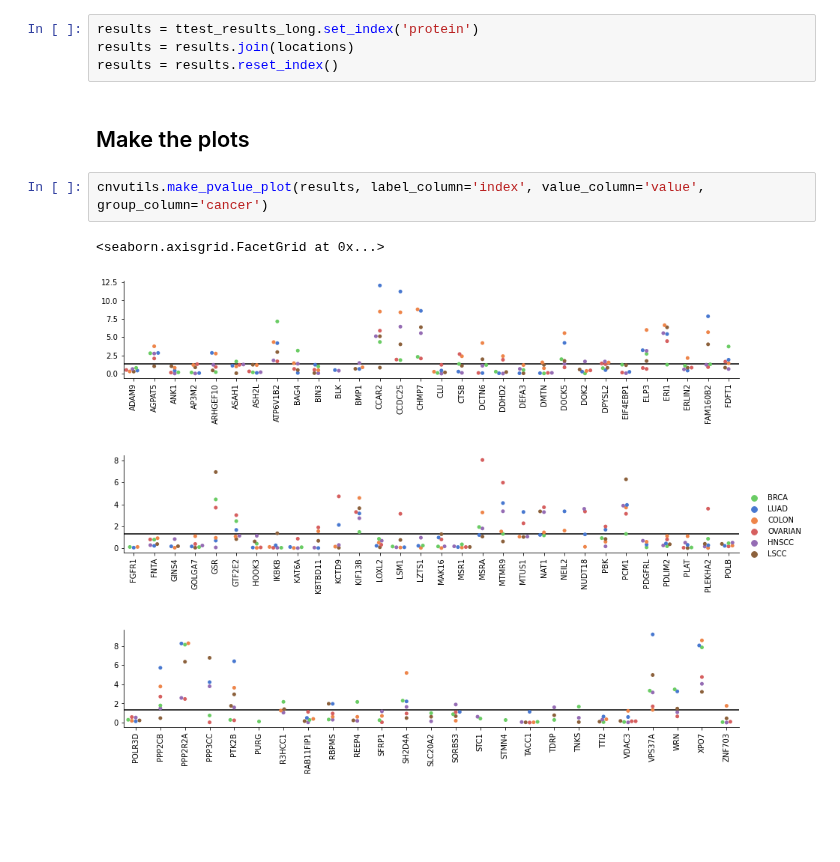
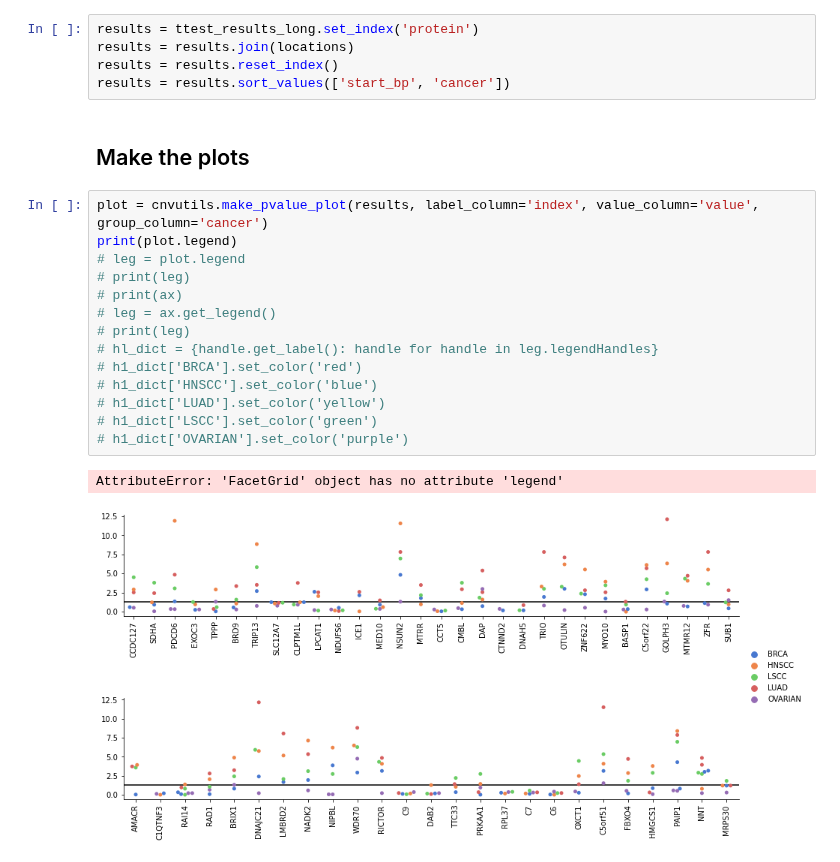
Before and after one commit to PayneLab/pancancerCNV, a Jupyter notebook: chromosome_5/02_make_pvalue_plot.ipynb, the cells around one changed output. Cells and saved outputs as stored; diff of their text form; blank space fills up the shorter version.

```diff
--- a/chromosome_5/02_make_pvalue_plot.ipynb
+++ b/chromosome_5/02_make_pvalue_plot.ipynb
@@ -42,10 +43,23 @@ locations = locations.droplevel(1)
 results = ttest_results_long.set_index('protein')
 results = results.join(locations)
 results = results.reset_index()
+results = results.sort_values(['start_bp', 'cancer'])
 # %% [markdown]
 ## Make the plots
-# %%
-cnvutils.make_pvalue_plot(results, label_column='index', value_column='value', group_column='cancer')
-# %% [output]
-<seaborn.axisgrid.FacetGrid at 0x...>
-[figure, removed]
+# %%
+plot = cnvutils.make_pvalue_plot(results, label_column='index', value_column='value', group_column='cancer')
+print(plot.legend)
+# leg = plot.legend
+# print(leg)
+# print(ax)
+# leg = ax.get_legend()
+# print(leg)
+# hl_dict = {handle.get_label(): handle for handle in leg.legendHandles}
+# h1_dict['BRCA'].set_color('red')
+# h1_dict['HNSCC'].set_color('blue')
+# h1_dict['LUAD'].set_color('yellow')
+# h1_dict['LSCC'].set_color('green')
+# h1_dict['OVARIAN'].set_color('purple')
+# %% [output]
+AttributeError: 'FacetGrid' object has no attribute 'legend'
+[figure, added]
```
Also changed, not shown: parts of 2 cells of this notebook, 3 other files.
